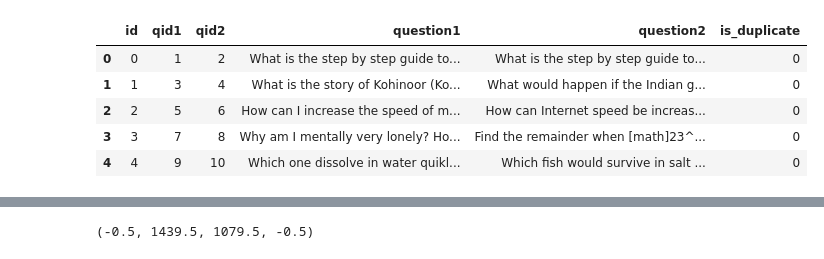
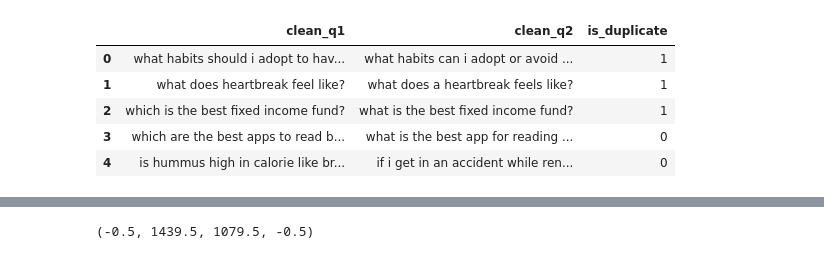
Before and after one commit to seyiqi/ds1003_project, a Jupyter notebook: src/Quora Visualization.ipynb, the cells around one changed output, grey strips where cells are left out. Saved outputs shown, nothing was run; the diff lists cells and outputs as text; code cells hidden in the pictures.

```diff
--- a/src/Quora Visualization.ipynb
+++ b/src/Quora Visualization.ipynb
@@ -18,13 +24,13 @@ ImportError: No module named seaborn
 # %%
-df_train = pd.read_csv('../data/train.csv')
+df_train = pd.read_csv('../data/clean_kaggle_train.csv')
 df_train.head()
 # %% [output]
-|  | id | qid1 | qid2 | question1 | question2 | is_duplicate |
-| 0 | 0 | 1 | 2 | What is the step by step guide to... | What is the step by step guide to... | 0 |
-| 1 | 1 | 3 | 4 | What is the story of Kohinoor (Ko... | What would happen if the Indian g... | 0 |
-| 2 | 2 | 5 | 6 | How can I increase the speed of m... | How can Internet speed be increas... | 0 |
-| 3 | 3 | 7 | 8 | Why am I mentally very lonely? Ho... | Find the remainder when [math]23^... | 0 |
-| 4 | 4 | 9 | 10 | Which one dissolve in water quikl... | Which fish would survive in salt ... | 0 |
+|  | clean_q1 | clean_q2 | is_duplicate |
+| 0 | what habits should i adopt to hav... | what habits can i adopt or avoid ... | 1 |
+| 1 | what does heartbreak feel like? | what does a heartbreak feels like? | 1 |
+| 2 | which is the best fixed income fund? | what is the best fixed income fund? | 1 |
+| 3 | which are the best apps to read b... | what is the best app for reading ... | 0 |
+| 4 | is hummus high in calorie like br... | if i get in an accident while ren... | 0 |
 # %%
 print('Total number of question pairs for training: {}'.format(len(df_train)))
 print('Duplicate pairs: {}%'.format(round(df_train['is_duplicate'].mean()*100, 2)))
```
Also changed, not shown: parts of 20 cells of this notebook, 3 other files.
